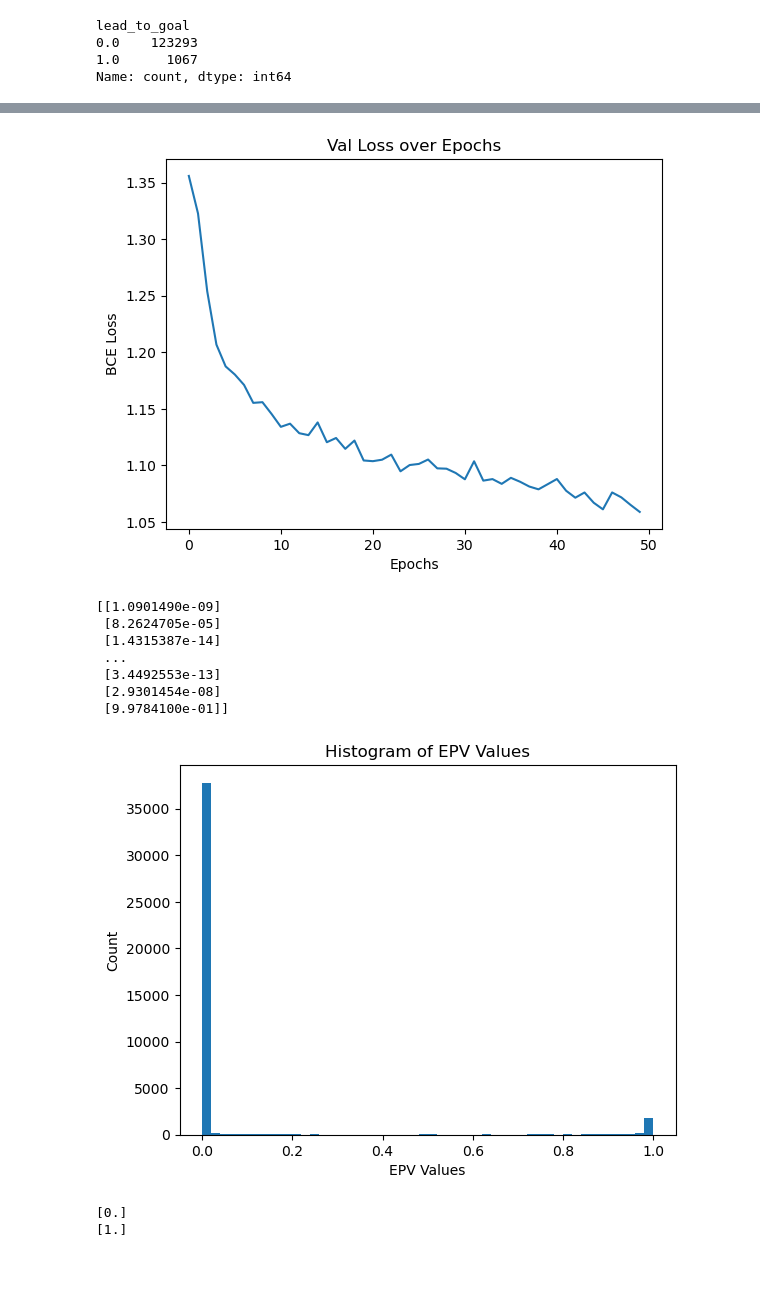
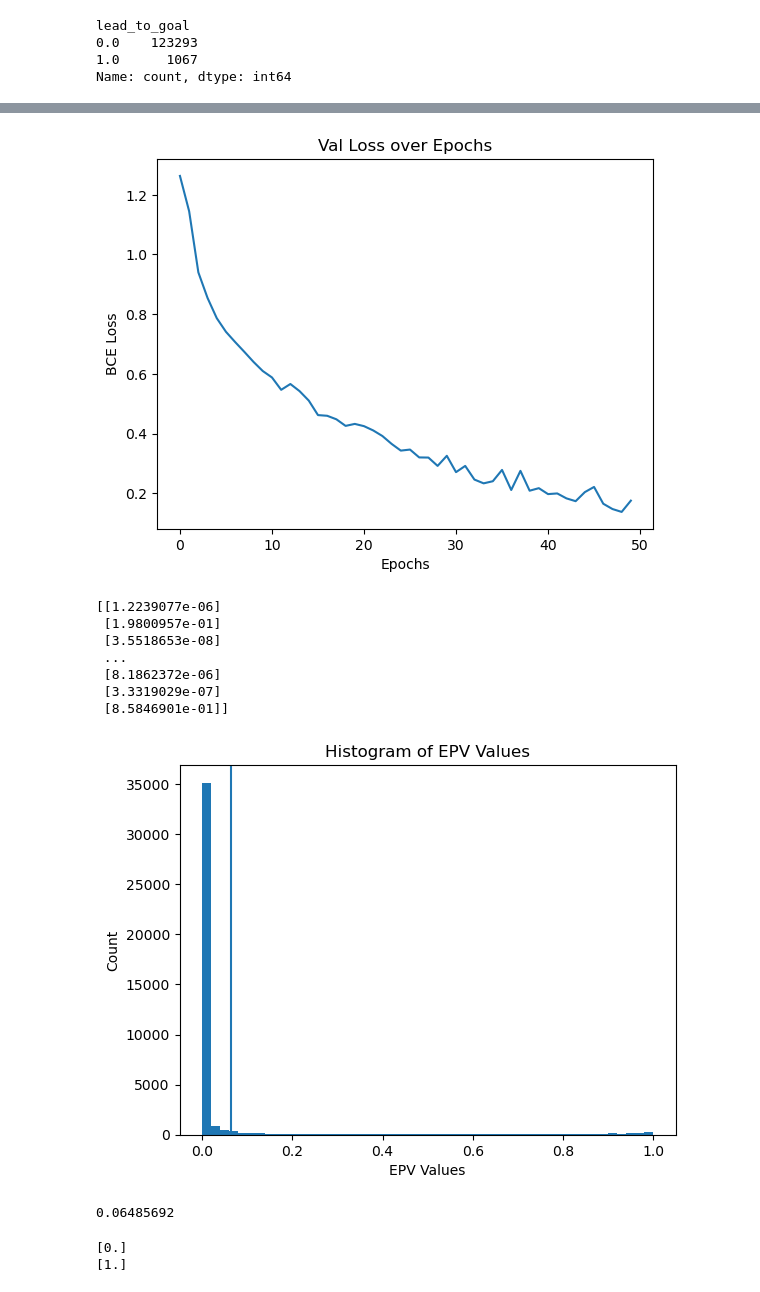
Before and after one commit to alexmiale/ds4420_project, a Jupyter notebook: epv/EPV_Model.ipynb, the cells around one changed output, grey strips where cells are left out. Saved outputs shown, nothing was run; the diff lists cells and outputs as text; code cells hidden in the pictures.

```diff
--- a/epv/EPV_Model.ipynb
+++ b/epv/EPV_Model.ipynb
@@ -75,7 +75,6 @@ class EPV(nn.Module):
         self.layer4 = nn.Linear(50, 1)
         self.act = nn.LeakyReLU(0.1)
         self.drop = nn.Dropout(0.2)
-        self.out = nn.Sigmoid()
 
 
 
@@ -84,7 +83,7 @@ class EPV(nn.Module):
         x_out = self.drop(self.act(self.layer1(x)))
         x_out = self.drop(self.act(self.layer2(x_out)))
         x_out = self.drop(self.act(self.layer3(x_out)))
-        out = self.out(self.layer4(x_out))
+        out = self.layer4(x_out)
         return out
 # %%
 # init params
@@ -182,28 +187,35 @@ plt.title("Val Loss over Epochs")
 #plt.savefig("val_loss.png")
 plt.show()
 # %% [output]
-[figure, old version]
+[figure, new version]
 # %%
 epv_model.eval()
-y_preds = epv_model(torch.FloatTensor(X_test_strat.values).to(device)).detach().numpy()
+y_preds = epv_model(torch.FloatTensor(X_test_strat.values)).to(device).detach().numpy()
+# %%
+output = 1 / (1 + np.exp(-y_preds))
 # %%
-print(y_preds)
+print(output)
 # %% [output]
-[[1.0901490e-09]
- [8.2624705e-05]
- [1.4315387e-14]
+[[1.2239077e-06]
+ [1.9800957e-01]
+ [3.5518653e-08]
  ...
- [3.4492553e-13]
- [2.9301454e-08]
- [9.9784100e-01]]
+ [8.1862372e-06]
+ [3.3319029e-07]
+ [8.5846901e-01]]
 # %%
-plt.hist(y_preds, bins=50, range=(0,1))
+plt.hist(output, bins=50, range=(0,1))
+plt.axvline(np.mean(output))
 plt.xlabel("EPV Values")
 plt.ylabel("Count")
 plt.title("Histogram of EPV Values")
 plt.show()
 # %% [output]
-[figure, old version]
+[figure, new version]
+# %%
+print(np.mean(output))
+# %% [output]
+0.06485692
 # %%
 print(min(y_preds))
 print(max(y_preds))
```
Also changed, not shown: parts of 3 cells of this notebook.
